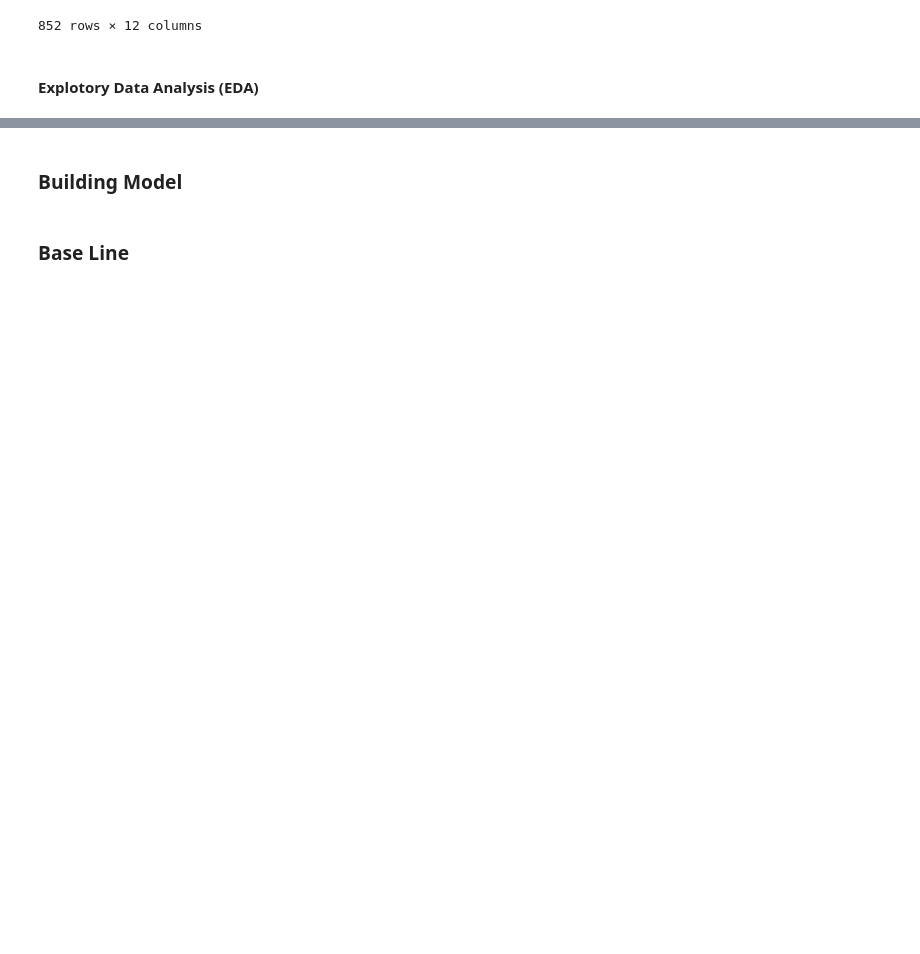
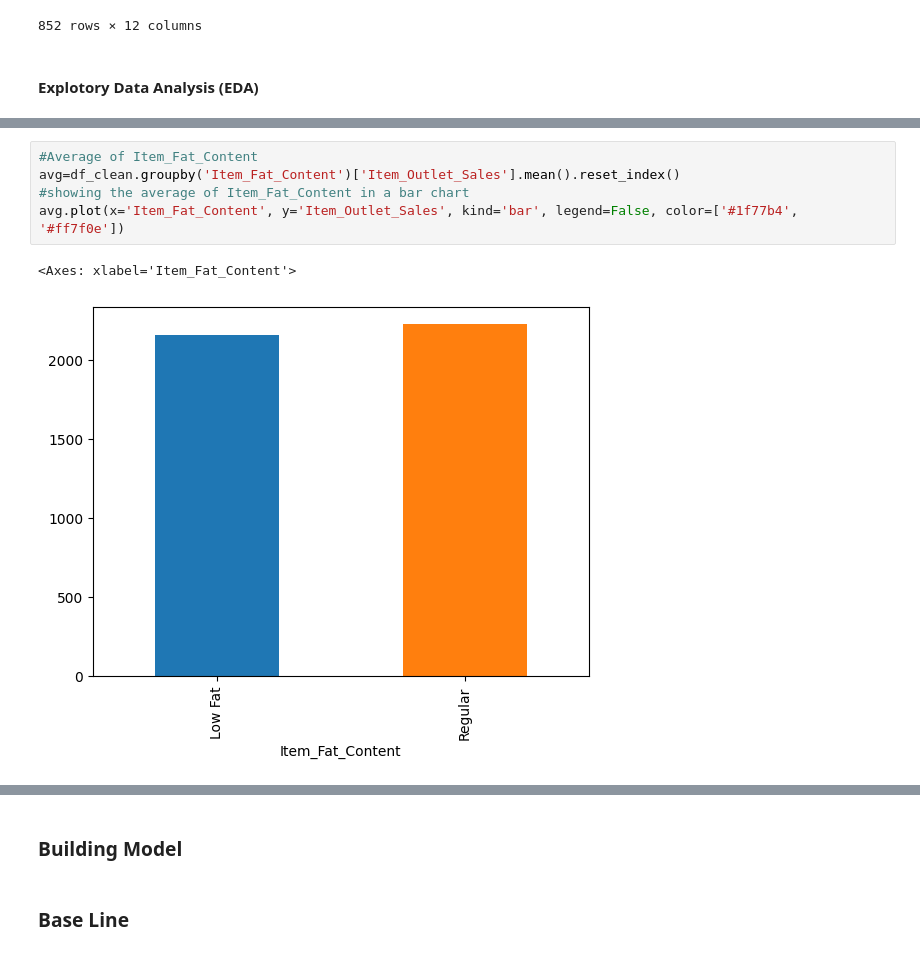
Before and after one commit to Solomon-hub23/data-science-project, a Jupyter notebook: bigmart-sales-prediction/Notebook/bigmart.ipynb, the cells around one changed output, grey strips where cells are left out. Cells and saved outputs as stored; diff of their text form; blank space fills up the shorter version.

```diff
--- a/bigmart-sales-prediction/Notebook/bigmart.ipynb
+++ b/bigmart-sales-prediction/Notebook/bigmart.ipynb
@@ -229,6 +268,14 @@ sns.heatmap(numeric.corr(), annot=True, cmap='coolwarm',center=0,square=True, fm
 # %% [output]
 <Axes: >
 [figure]
+# %%
+#Average of Item_Fat_Content
+avg=df_clean.groupby('Item_Fat_Content')['Item_Outlet_Sales'].mean().reset_index()
+#showing the average of Item_Fat_Content in a bar chart
+avg.plot(x='Item_Fat_Content', y='Item_Outlet_Sales', kind='bar', legend=False, color=['#1f77b4', '#ff7f0e'])
+# %% [output]
+<Axes: xlabel='Item_Fat_Content'>
+[figure, added]
 # %%
 import matplotlib.pyplot as plt
 import seaborn as sns
```
Also changed, not shown: parts of 46 cells of this notebook.
